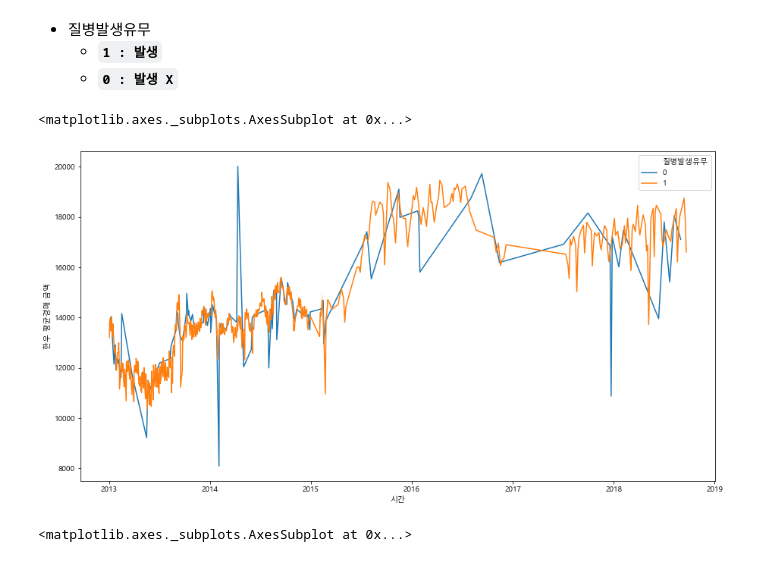
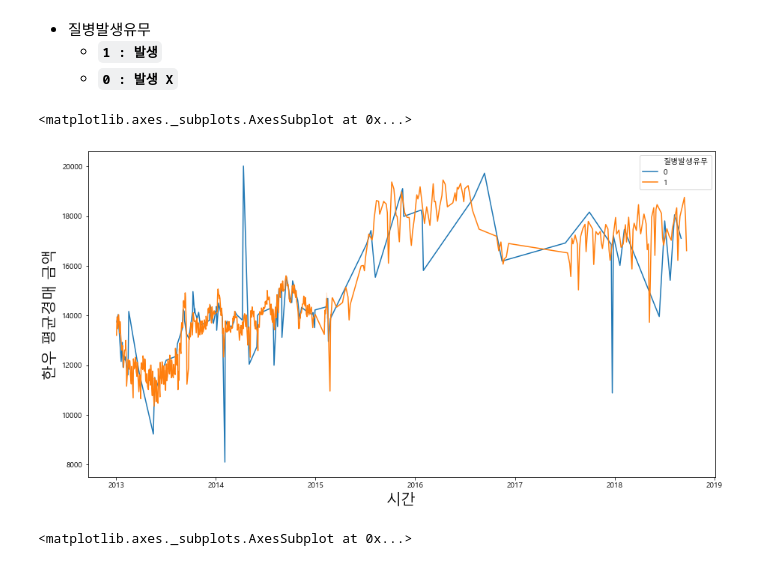
Before and after one commit to DSC-SCH/livestock-solution-project, a Jupyter notebook: eda/cow_disease_EDA.ipynb, the cells around one changed output. Drawn from its saved outputs; the diff is of its cells as text; code cells hidden in the pictures.

```diff
--- a/eda/cow_disease_EDA.ipynb
+++ b/eda/cow_disease_EDA.ipynb
@@ -1505,10 +1505,12 @@ import seaborn as sns
 # %%
 # 한우 평균경매 금액의 '평균'
 plt.figure(figsize=(15,8))
+plt.xlabel('시간', fontsize=20)
+plt.ylabel('한우 평균경매 금액',fontsize=20)
 sns.lineplot(data=df_merge, x='시간', y='한우 평균경매 금액', hue='질병발생유무')
 # %% [output]
 <matplotlib.axes._subplots.AxesSubplot at 0x...>
-[figure, old version]
+[figure, new version]
 # %%
 # 한우 평균경매금액 '중앙값'
 plt.figure(figsize=(15,8))
```
Also changed, not shown: parts of 5 cells of this notebook.
